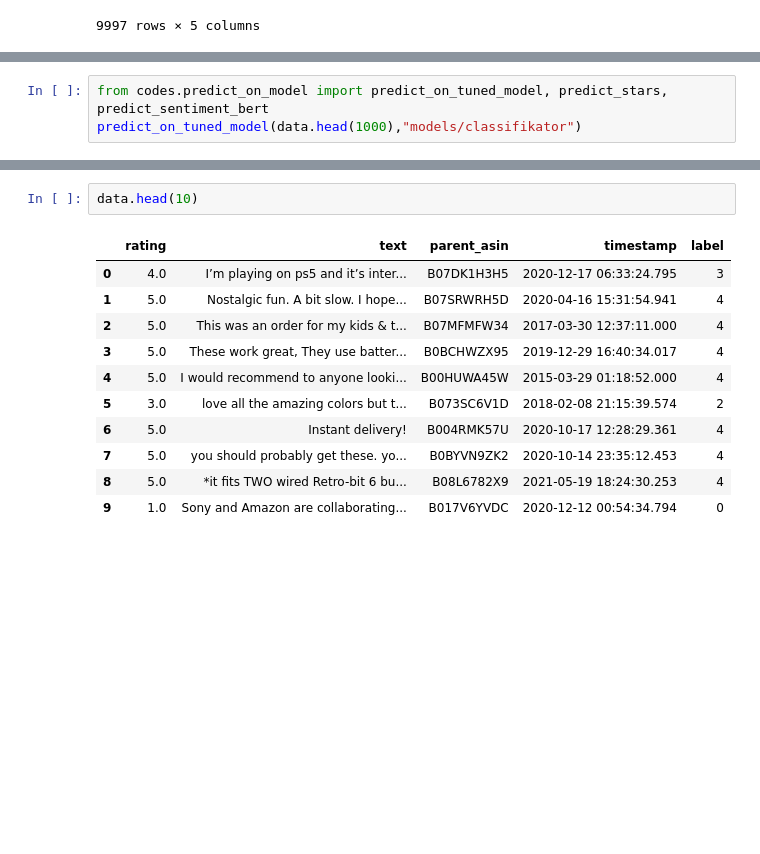
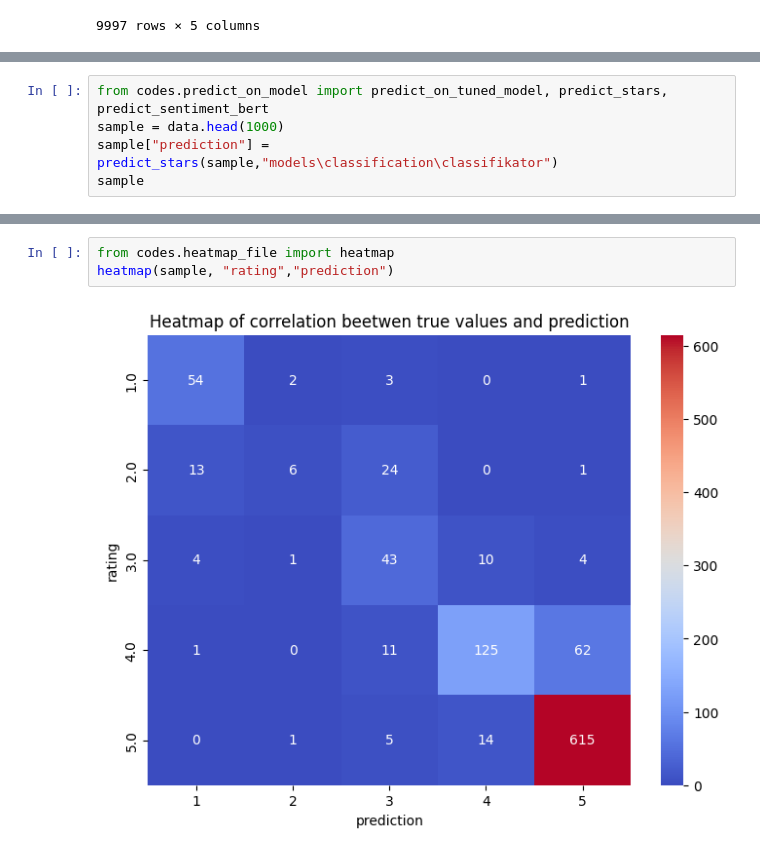
Before and after one commit to m24jeczen/Diploma-Project-Sentiment-analysis-based-on-products-reviews, a Jupyter notebook: Demov2.ipynb, the cells around one changed output, grey strips where cells are left out. Cells and saved outputs as stored; diff of their text form; blank space fills up the shorter version.

```diff
--- a/Demov2.ipynb
+++ b/Demov2.ipynb
@@ -549,4 +551,6 @@ Epoch 3/3, Train Loss: 0.4410, Val Loss: 0.8905, Val Accuracy: 0.6653
 # %%
 from codes.predict_on_model import predict_on_tuned_model, predict_stars, predict_sentiment_bert
-predict_on_tuned_model(data.head(1000),"models/classifikator")
+sample = data.head(1000)
+sample["prediction"] = predict_stars(sample,"models\classification\classifikator")
+sample
 # %% [output]
@@ -624,14 +575,5 @@ SequenceClassifierOutput(loss=None, logits=tensor([[-0.7007, -1.1406]], device='
-# %%
-data.head(10)
-# %% [output]
-|  | rating | text | parent_asin | timestamp | label |
-| 0 | 4.0 | I’m playing on ps5 and it’s inter... | B07DK1H3H5 | 2020-12-17 06:33:24.795 | 3 |
-| 1 | 5.0 | Nostalgic fun. A bit slow. I hope... | B07SRWRH5D | 2020-04-16 15:31:54.941 | 4 |
-| 2 | 5.0 | This was an order for my kids & t... | B07MFMFW34 | 2017-03-30 12:37:11.000 | 4 |
-| 3 | 5.0 | These work great, They use batter... | B0BCHWZX95 | 2019-12-29 16:40:34.017 | 4 |
-| 4 | 5.0 | I would recommend to anyone looki... | B00HUWA45W | 2015-03-29 01:18:52.000 | 4 |
-| 5 | 3.0 | love all the amazing colors but t... | B073SC6V1D | 2018-02-08 21:15:39.574 | 2 |
-| 6 | 5.0 | Instant delivery! | B004RMK57U | 2020-10-17 12:28:29.361 | 4 |
-| 7 | 5.0 | you should probably get these. yo... | B0BYVN9ZK2 | 2020-10-14 23:35:12.453 | 4 |
-| 8 | 5.0 | *it fits TWO wired Retro-bit 6 bu... | B08L6782X9 | 2021-05-19 18:24:30.253 | 4 |
-| 9 | 1.0 | Sony and Amazon are collaborating... | B017V6YVDC | 2020-12-12 00:54:34.794 | 0 |
+# %%
+from codes.heatmap_file import heatmap
+heatmap(sample, "rating","prediction")
+# %% [output]
+[figure, added]
```
Also changed, not shown: parts of 10 cells of this notebook, 2 other files.
